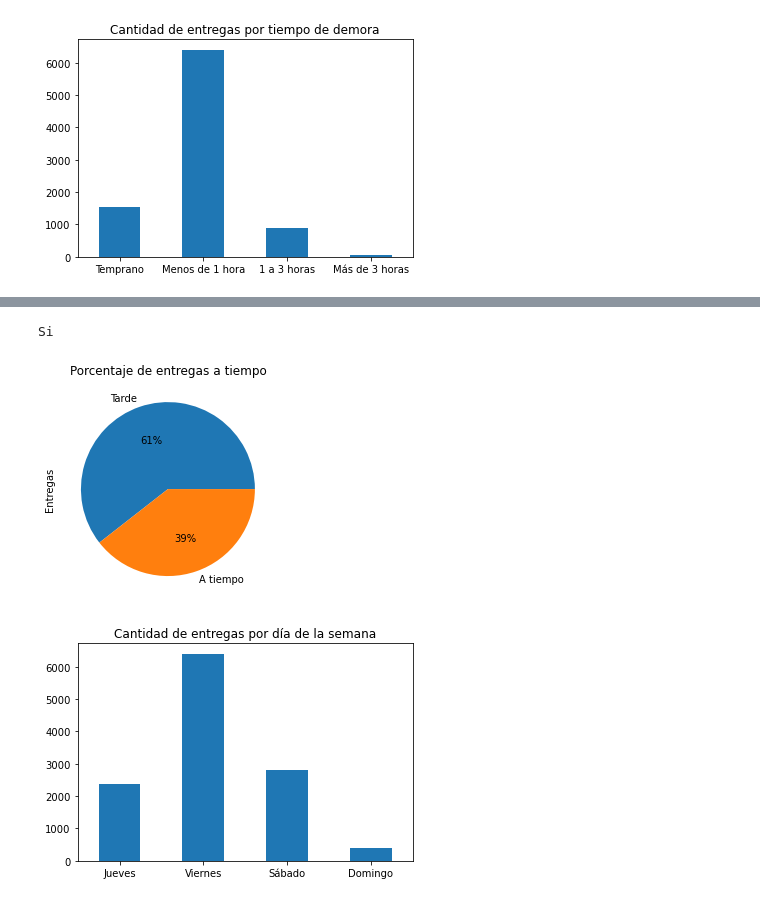
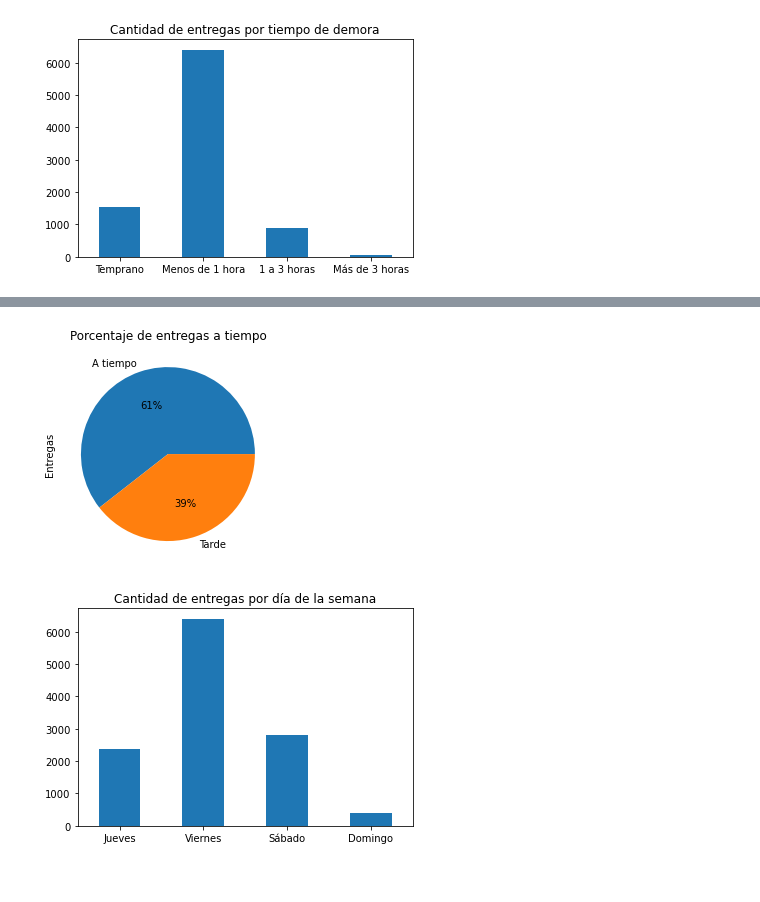
Before and after one commit to julioSanchez8/Amo-los-lunes, a Jupyter notebook: Hack.ipynb, the cells around one changed output, grey strips where cells are left out. Drawn from its saved outputs; the diff is of its cells as text; code cells hidden in the pictures.

```diff
--- a/Hack.ipynb
+++ b/Hack.ipynb
@@ -6,3 +6,4 @@ import datetime
 import math
 
 datos = pd.read_csv('delivery_dataset.csv',sep=';')
+datos = datos.replace('NA',np.nan)
@@ -47,8 +176,18 @@ plt.savefig('max-min-delay.png')
 # %%
 def entregas_a_tiempo_mes(year,month,datos):
     on_time = datos[datos.Year==year][datos.Month==month]['Delivery_Status'].dropna().value_counts()
-    on_time.plot(kind='pie',title='Porcentaje de entregas a tiempo',labels=['Tarde','A tiempo'],ylabel='Entregas',autopct='%1.0f%%',)
+    on_time.plot(kind='pie',title='Porcentaje de entregas a tiempo',labels=['A tiempo','Tarde'],ylabel='Entregas',autopct='%1.0f%%',)
     plt.savefig('primera.png')
 
+def cant_entregas_a_tiempo_mes(year,month,datos):
+    return int(datos[datos.Year==year][datos.Month==month][datos.Delivery_Status == 0]['Delivery_Status'].dropna().value_counts())
+
+def cant_entregas_tarde_mes(year,month,datos):
+    return int(datos[datos.Year==year][datos.Month==month][datos.Delivery_Status == 1]['Delivery_Status'].dropna().value_counts())
+
 entregas_a_tiempo_mes(2020,1,datos)
+
+cant_entregas_a_tiempo_mes(2020,1,datos)
+
+cant_entregas_tarde_mes(2020,1,datos)
 # %% [output]
@@ -153,42 +322,55 @@ def crear_reporte(year,month,datos):
         html = form.read()
     #se reemplazan todos los datos del html con los valores calculados
     meses = ['Enero','Febrero','Marzo','Abril','Mayo','Junio','Julio','Agosto','Septiembre','Octubre','Noviembre','Diciembre']
-    html = re.sub('%mes%',meses[month],html)
+    #titulo
+    html = re.sub('%mes%',meses[month-1],html)
+    #parrafo arriba
+    html = re.sub('%cantentregas%',f'{cant_entregas(year,month,datos)}',html)
+    html = re.sub('%cantmillas%',f'{cant_distancia(year,month,datos)}',html)
+    html = re.sub('%mesatiempo%',f'{cant_entregas_a_tiempo_mes(year,month,datos)}',html)
+    html = re.sub('%mestarde%',f'{cant_entregas_tarde_mes(year,month,datos)}',html)
+
+    html = re.sub('%maslargo%',f'{distancia_max(year,month,datos)}',html)
+    html = re.sub('%mascorto%',f'{distancia_min(year,month,datos)}',html)
+
+    #Datos Generales
     html = re.sub('%valor1%',f'{demora_promedio(year,month,datos):.1f} minutos',html)
     html = re.sub('%valor2%',f'{distancia_prom(year,month,datos):.1f} millas',html)
+
+
+
 
     #sources mas populares
     pandatemp = source_mayor(2020,1,datos)
     for i in range(0,5):
         html = re.sub(f'%ciudad{i+1}%',f'{pandatemp.index[i]}',html)
         html = re.sub(f'%ciudad{i+1}cant%',f'{pandatemp[i]}',html)
 
     #sources menos populares
     pandatemp = source_menor(2020,1,datos)
     for i in range(0,5):
         html = re.sub(f'%ciudad{i+6}%',f'{pandatemp.index[i]}',html)
         html = re.sub(f'%ciudad{i+6}cant%',f'{pandatemp[i]}',html)
 
     #destinos mas populares
     pandatemp = destino_mayor(2020,1,datos)
     for i in range(0,5):
         html = re.sub(f'%ciudad{i+11}%',f'{pandatemp.index[i]}',html)
         html = re.sub(f'%ciudad{i+11}cant%',f'{pandatemp[i]}',html)
 
     #destinos menos populares
     pandatemp = destino_menor(2020,1,datos)
     for i in range(0,5):
         html = re.sub(f'%ciudad{i+16}%',f'{pandatemp.index[i]}',html)
         html = re.sub(f'%ciudad{i+16}cant%',f'{pandatemp[i]}',html)
-
+    #Se añade todo al reporte
     temp = open('temp.html', 'w')
     temp.write(html)
     temp.close()
+    #Se abre el reporte
     archivo = 'file:///'+os.path.realpath('temp.html')
     webbrowser.open_new_tab(archivo)
-    print('Si')
 crear_reporte(2020,1,datos)
 # %% [output]
-Si
-[figure, old version]
+[figure, new version]
 [figure]
```
Also changed, not shown: parts of 16 cells of this notebook.
